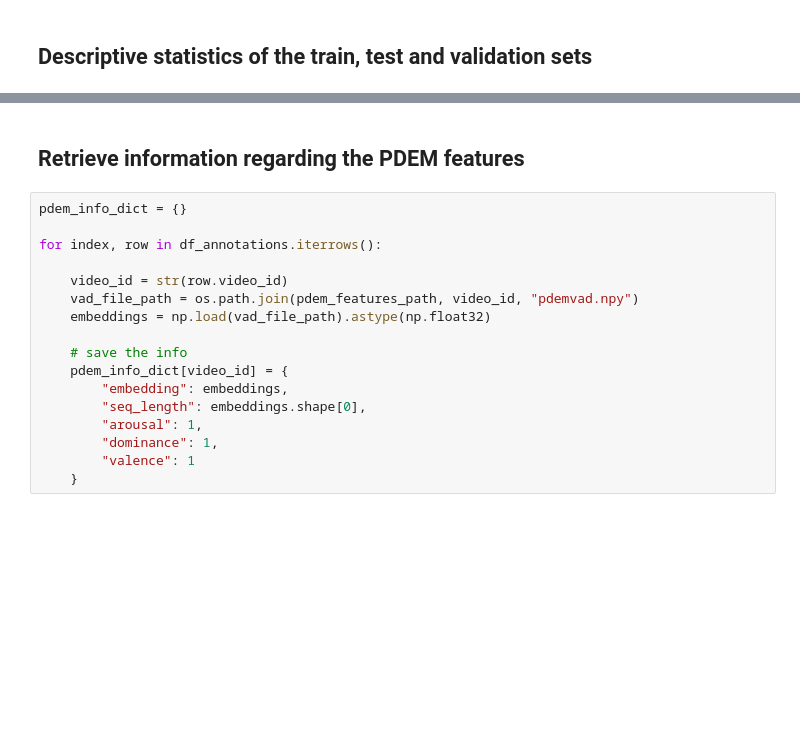
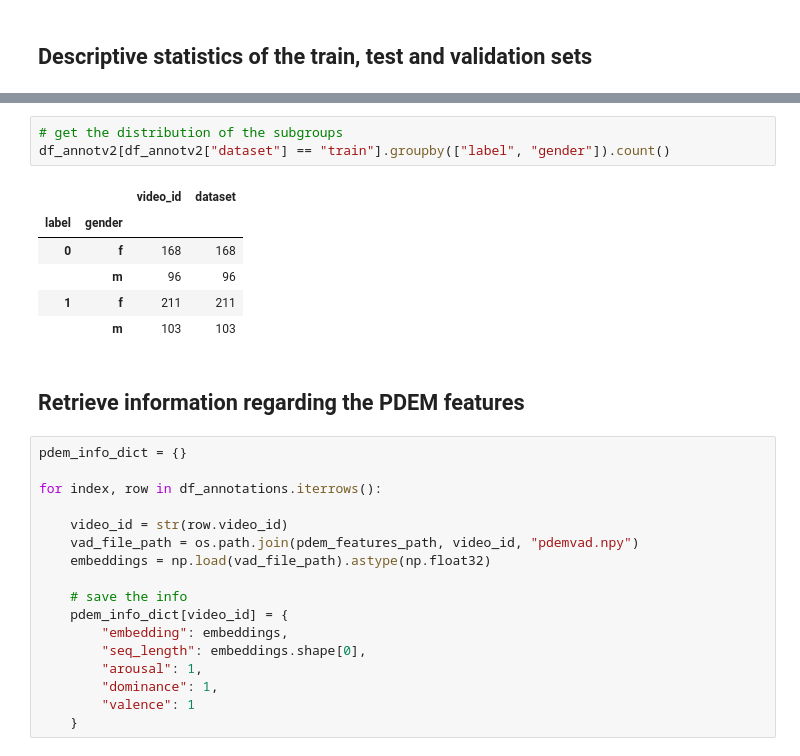
Before and after one commit to StanMey/Master_thesis_DVlog, a Jupyter notebook: notebooks/dataset_and_feature_analysis.ipynb, the cells around one changed output, grey strips where cells are left out. Saved outputs shown, nothing was run; the diff lists cells and outputs as text; blank space fills up the shorter version.

```diff
--- a/notebooks/dataset_and_feature_analysis.ipynb
+++ b/notebooks/dataset_and_feature_analysis.ipynb
@@ -82,3 +124,13 @@ df_annotv2.groupby(["dataset", "gender"]).count()
+# %%
+# get the distribution of the subgroups
+df_annotv2[df_annotv2["dataset"] == "train"].groupby(["label", "gender"]).count()
+# %% [output]
+|  |  | video_id | dataset |
+| label | gender |  |  |
+| 0 | f | 168 | 168 |
+|  | m | 96 | 96 |
+| 1 | f | 211 | 211 |
+|  | m | 103 | 103 |
 # %% [markdown]
 ## Retrieve information regarding the PDEM features
 # %%
```
Also changed, not shown: parts of 6 cells of this notebook, 1 other file.
